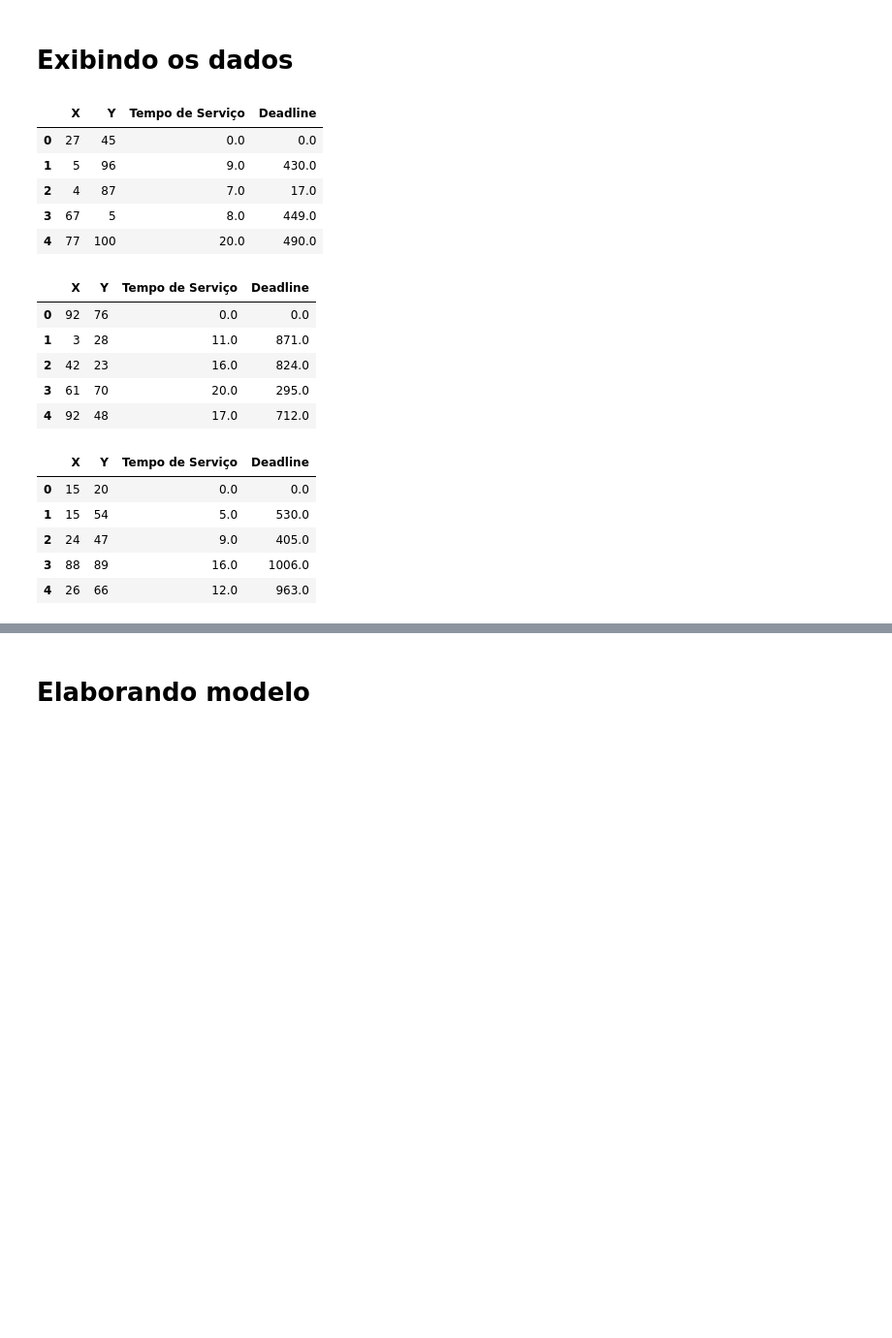
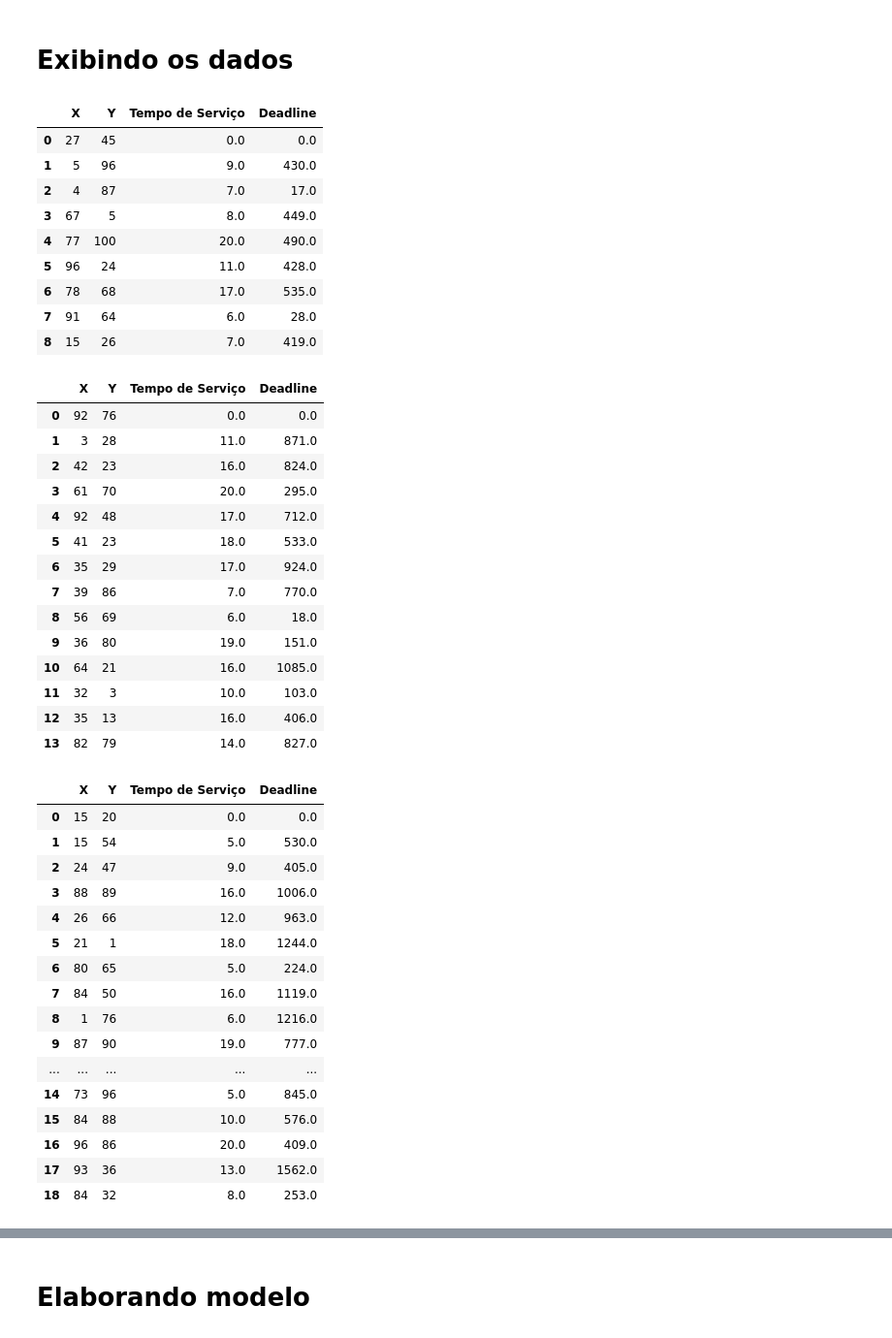
Before and after one commit to brenozuko/caixeiro_viajante_time_window, a Jupyter notebook: notebooks/modelo.ipynb, the cells around one changed output, grey strips where cells are left out. Shown at 97% size. Cells and saved outputs as stored; diff of their text form; code cells hidden in the pictures; blank space fills up the shorter version.

```diff
--- a/notebooks/modelo.ipynb
+++ b/notebooks/modelo.ipynb
@@ -61,7 +60,7 @@ inst_25.txt
 fig, ax = plt.subplots(1, len(data), figsize=(20, 5))
 
 for idx, key in enumerate(data.keys()):
-    display(data[key].head())
+    display(data[key])
 
     for index, row in data[key].iterrows():
         ax[idx].plot(row["X"], row["Y"], "o")
@@ -70,33 +69,57 @@ for idx, key in enumerate(data.keys()):
         ax[idx].set_ylabel("Y", rotation=0)
         ax[idx].grid(True)
         ax[idx].axis("equal")
         ax[idx].set_aspect("equal")
         ax[idx].set_xlim(0, 100)
         ax[idx].set_ylim(0, 100)
         ax[idx].set_xticks(np.arange(0, 101, 10))
         ax[idx].set_yticks(np.arange(0, 101, 10))
 
 
 plt.show()
 # %% [output]
 |  | X | Y | Tempo de Serviço | Deadline |
 | 0 | 27 | 45 | 0.0 | 0.0 |
 | 1 | 5 | 96 | 9.0 | 430.0 |
 | 2 | 4 | 87 | 7.0 | 17.0 |
 | 3 | 67 | 5 | 8.0 | 449.0 |
 | 4 | 77 | 100 | 20.0 | 490.0 |
+| 5 | 96 | 24 | 11.0 | 428.0 |
+| 6 | 78 | 68 | 17.0 | 535.0 |
+| 7 | 91 | 64 | 6.0 | 28.0 |
+| 8 | 15 | 26 | 7.0 | 419.0 |
 |  | X | Y | Tempo de Serviço | Deadline |
 | 0 | 92 | 76 | 0.0 | 0.0 |
 | 1 | 3 | 28 | 11.0 | 871.0 |
 | 2 | 42 | 23 | 16.0 | 824.0 |
 | 3 | 61 | 70 | 20.0 | 295.0 |
 | 4 | 92 | 48 | 17.0 | 712.0 |
+| 5 | 41 | 23 | 18.0 | 533.0 |
+| 6 | 35 | 29 | 17.0 | 924.0 |
+| 7 | 39 | 86 | 7.0 | 770.0 |
+| 8 | 56 | 69 | 6.0 | 18.0 |
+| 9 | 36 | 80 | 19.0 | 151.0 |
+| 10 | 64 | 21 | 16.0 | 1085.0 |
+| 11 | 32 | 3 | 10.0 | 103.0 |
+| 12 | 35 | 13 | 16.0 | 406.0 |
+| 13 | 82 | 79 | 14.0 | 827.0 |
 |  | X | Y | Tempo de Serviço | Deadline |
 | 0 | 15 | 20 | 0.0 | 0.0 |
 | 1 | 15 | 54 | 5.0 | 530.0 |
 | 2 | 24 | 47 | 9.0 | 405.0 |
 | 3 | 88 | 89 | 16.0 | 1006.0 |
 | 4 | 26 | 66 | 12.0 | 963.0 |
+| 5 | 21 | 1 | 18.0 | 1244.0 |
+| 6 | 80 | 65 | 5.0 | 224.0 |
+| 7 | 84 | 50 | 16.0 | 1119.0 |
+| 8 | 1 | 76 | 6.0 | 1216.0 |
+| 9 | 87 | 90 | 19.0 | 777.0 |
+| ... | ... | ... | ... | ... |
+| 14 | 73 | 96 | 5.0 | 845.0 |
+| 15 | 84 | 88 | 10.0 | 576.0 |
+| 16 | 96 | 86 | 20.0 | 409.0 |
+| 17 | 93 | 36 | 13.0 | 1562.0 |
+| 18 | 84 | 32 | 8.0 | 253.0 |
 |  | X | Y | Tempo de Serviço | Deadline |
 | 0 | 69 | 77 | 0.0 | 0.0 |
 | 1 | 47 | 66 | 9.0 | 652.0 |
```
Also changed, not shown: parts of 15 cells of this notebook, 1 other file.
